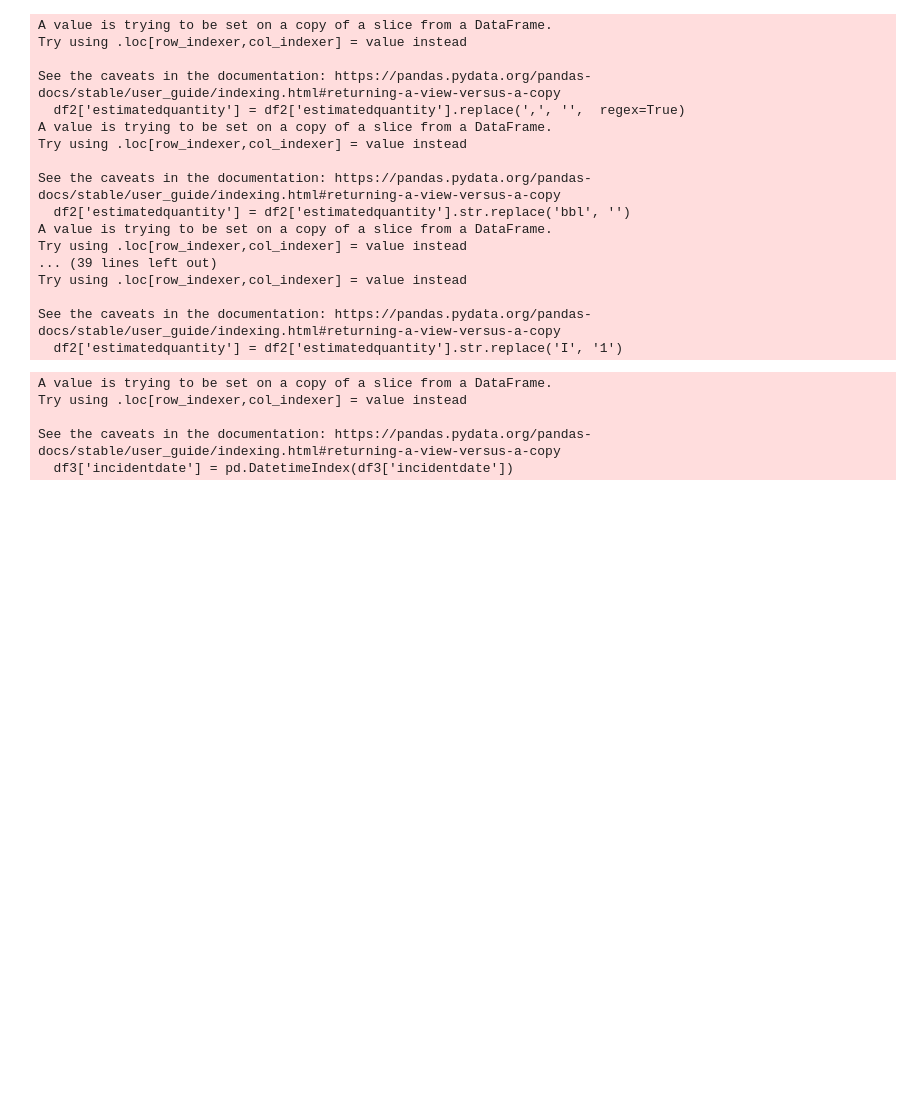
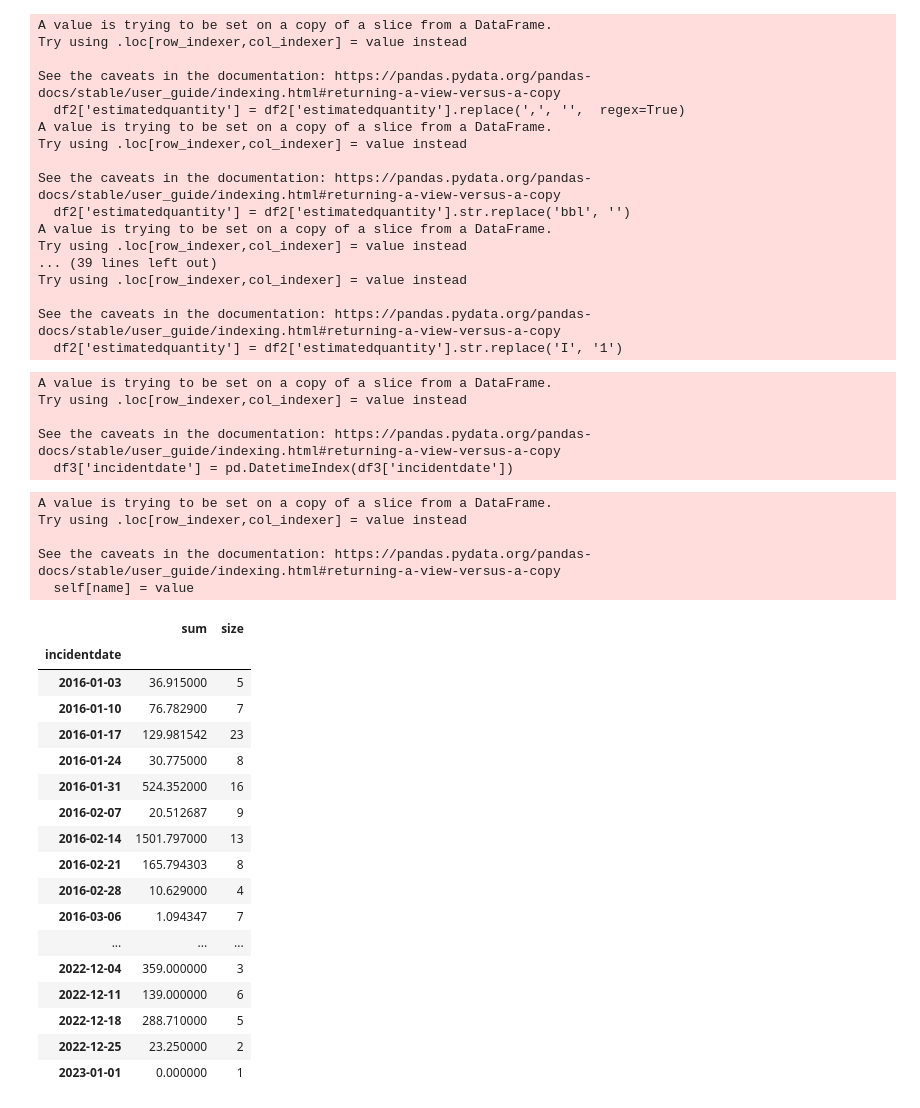
Before and after one commit to fitditcorp4/Python-Projects, a Jupyter notebook: weekly_dataset02022023.ipynb, the cells around one changed output. Cells and saved outputs as stored; diff of their text form; code cells hidden in the pictures; blank space fills up the shorter version.

```diff
--- a/weekly_dataset02022023.ipynb
+++ b/weekly_dataset02022023.ipynb
@@ -195,5 +195,13 @@ Try using .loc[row_indexer,col_indexer] = value instead
 
 See the caveats in the documentation: https://pandas.pydata.org/pandas-docs/stable/user_guide/indexing.html#returning-a-view-versus-a-copy
   df3['incidentdate'] = pd.DatetimeIndex(df3['incidentdate'])
+# %%
+df3.estimatedquantity = pd.to_numeric(df3.estimatedquantity, errors = 'coerce')
+# %% [output]
+A value is trying to be set on a copy of a slice from a DataFrame.
+Try using .loc[row_indexer,col_indexer] = value instead
+
+See the caveats in the documentation: https://pandas.pydata.org/pandas-docs/stable/user_guide/indexing.html#returning-a-view-versus-a-copy
+  self[name] = value
 # %%
 df4w = df3.groupby([pd.Grouper(key='incidentdate', freq='W')])['estimatedquantity'].agg(['sum','size'])
@@ -200,0 +209,21 @@ dq4m = df3.groupby([pd.Grouper(key='incidentdate', freq='M')])['estimatedquantit
+# %%
+df4w
+# %% [output]
+|  | sum | size |
+| incidentdate |  |  |
+| 2016-01-03 | 36.915000 | 5 |
+| 2016-01-10 | 76.782900 | 7 |
+| 2016-01-17 | 129.981542 | 23 |
+| 2016-01-24 | 30.775000 | 8 |
+| 2016-01-31 | 524.352000 | 16 |
+| 2016-02-07 | 20.512687 | 9 |
+| 2016-02-14 | 1501.797000 | 13 |
+| 2016-02-21 | 165.794303 | 8 |
+| 2016-02-28 | 10.629000 | 4 |
+| 2016-03-06 | 1.094347 | 7 |
+| ... | ... | ... |
+| 2022-12-04 | 359.000000 | 3 |
+| 2022-12-11 | 139.000000 | 6 |
+| 2022-12-18 | 288.710000 | 5 |
+| 2022-12-25 | 23.250000 | 2 |
+| 2023-01-01 | 0.000000 | 1 |
```
Also changed, not shown: parts of 1 cell of this notebook.
